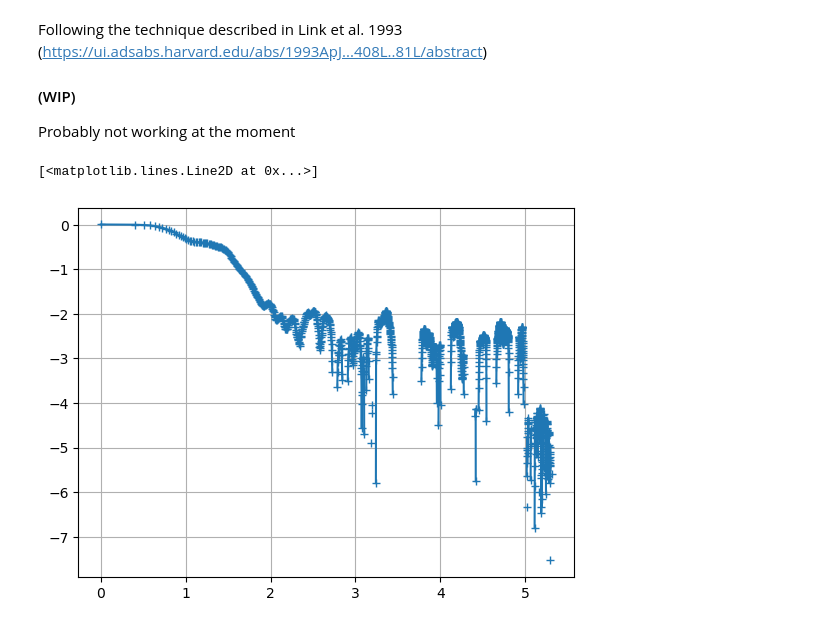
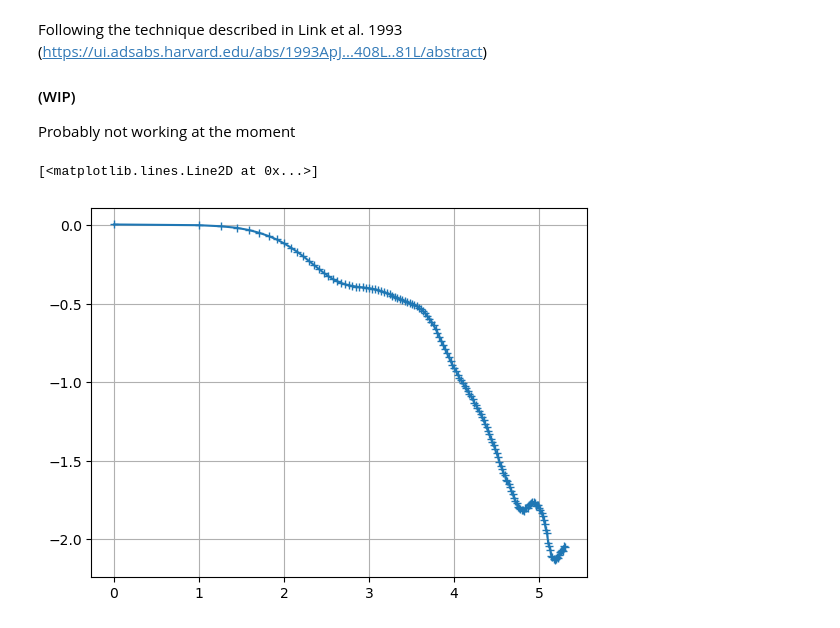
Before and after one commit to romanomaccary/geneticgrbs_v2, a Jupyter notebook: statistical_test/Real_GRBs_Test.ipynb, the cells around one changed output. Drawn from its saved outputs; the diff is of its cells as text; code cells hidden in the pictures.

```diff
--- a/statistical_test/Real_GRBs_Test.ipynb
+++ b/statistical_test/Real_GRBs_Test.ipynb
@@ -104,7 +111,7 @@ Following the technique described in Link et al. 1993 (https://ui.adsabs.harvard
 #### (WIP)
 Probably not working at the moment
 # %%
-bin_time = 0.064 #[s] temporal bins for BATSE
+bin_time =1 #[s] temporal bins for BATSE
 file_path = 'E:/grb_to_test/CGRO_BATSE/'
 grb_list = ["00105_all_bs.out","00107_all_bs.out","00108_all_bs.out","00109_all_bs.out","00110_all_bs.out"]
 #grb_list = [grb_num.rstrip('\n') + '_all_bs.out' for grb_num in open(file_path + 'alltrig_long.list').readlines()] +  [grb_num.rstrip('\n') + '_all_bs.out' for grb_num in open(file_path + 'alltrig_short.list').readlines()]
@@ -116,10 +123,11 @@ for grb in grb_list:
 acf /= len(grb_list)
 # %%
 #Plot average acf
+acf[acf <= 0] = 1
 fig = plt.figure()
 ax = fig.add_subplot()
 ax.grid()
 ax.plot((steps*bin_time)**(1/3),np.log10(acf), marker = '+')
 # %% [output]
 [<matplotlib.lines.Line2D at 0x...>]
-[figure, old version]
+[figure, new version]
```
Also changed, not shown: parts of 1 cell of this notebook, 1 other file.
